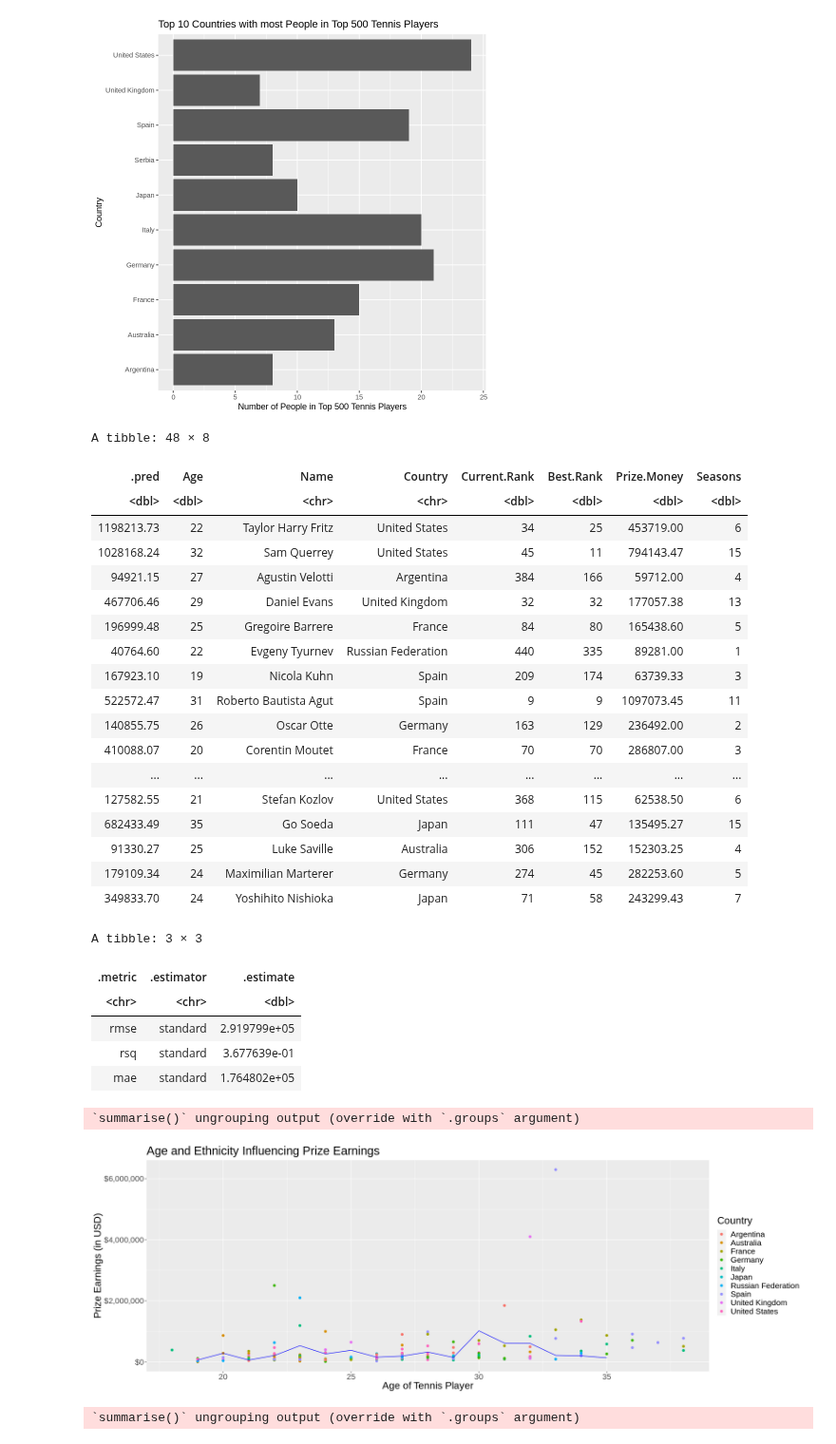
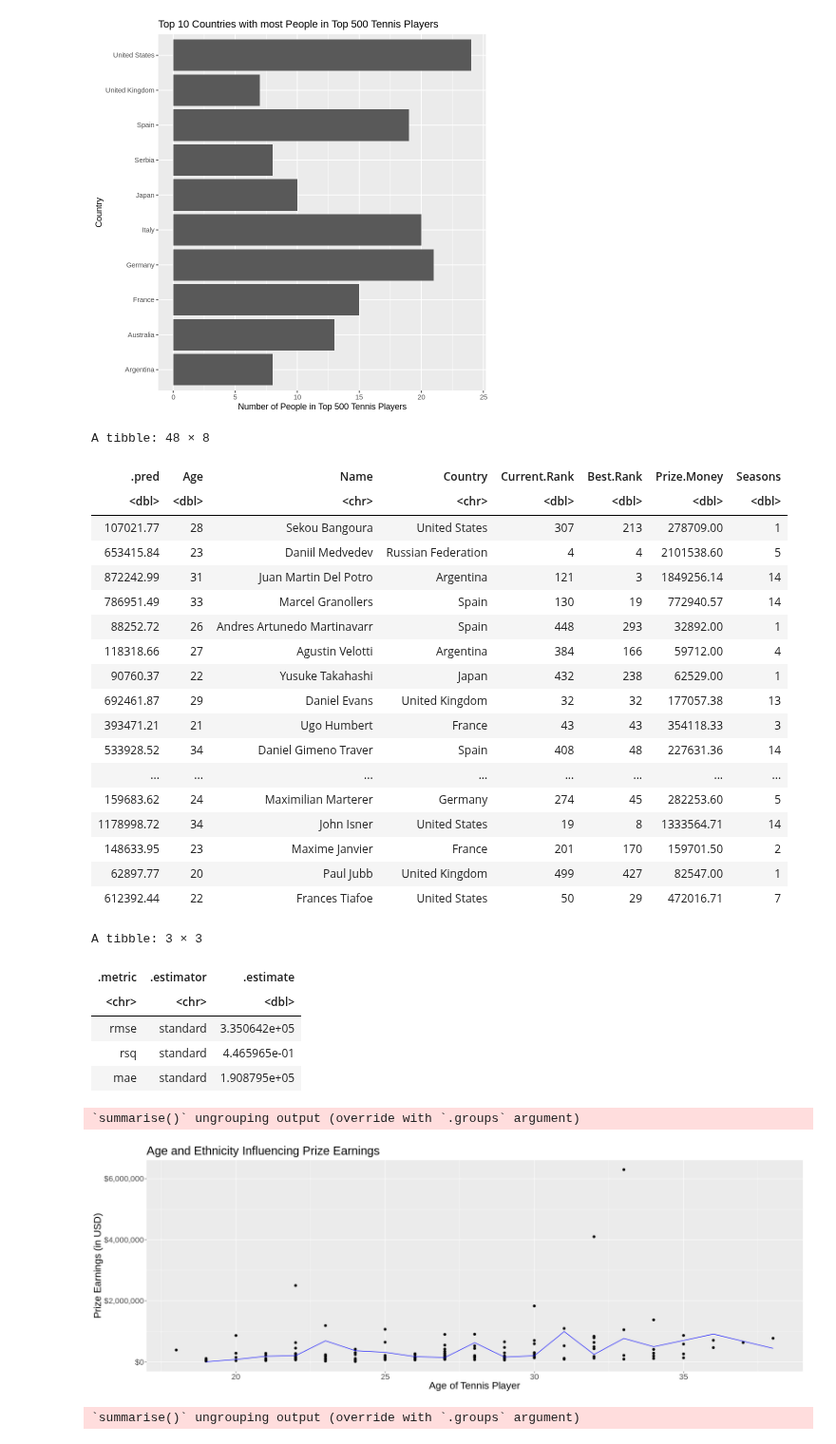
Before and after one commit to cpureza/dsci_group_project, a Jupyter notebook: dsci_project_folder/Fridays_Work.ipynb, the cells around one changed output. Shown at 95% size. Drawn from its saved outputs; the diff is of its cells as text; code cells hidden in the pictures.

```diff
--- a/dsci_project_folder/Fridays_Work.ipynb
+++ b/dsci_project_folder/Fridays_Work.ipynb
@@ -179,7 +179,7 @@ tennis_recipe <- recipe(Prize.Money ~ ., data = top_10_training_data) %>%
       step_center(all_predictors())
 # %%
 # Cross-validation
-tennis_vfold <- vfold_cv(training_data, v = 5, strata = Prize.Money)
+tennis_vfold <- vfold_cv(top_10_training_data, v = 5, strata = Prize.Money)
 
 # Workflow
 tennis_workflow <- workflow() %>%
@@ -222,51 +222,51 @@ RMSPE
 A tibble: 48 × 8
 | .pred | Age | Name | Country | Current.Rank | Best.Rank | Prize.Money | Seasons |
 | <dbl> | <dbl> | <chr> | <chr> | <dbl> | <dbl> | <dbl> | <dbl> |
-| 1198213.73 | 22 | Taylor Harry Fritz | United States | 34 | 25 | 453719.00 | 6 |
-| 1028168.24 | 32 | Sam Querrey | United States | 45 | 11 | 794143.47 | 15 |
-| 94921.15 | 27 | Agustin Velotti | Argentina | 384 | 166 | 59712.00 | 4 |
-| 467706.46 | 29 | Daniel Evans | United Kingdom | 32 | 32 | 177057.38 | 13 |
-| 196999.48 | 25 | Gregoire Barrere | France | 84 | 80 | 165438.60 | 5 |
-| 40764.60 | 22 | Evgeny Tyurnev | Russian Federation | 440 | 335 | 89281.00 | 1 |
-| 167923.10 | 19 | Nicola Kuhn | Spain | 209 | 174 | 63739.33 | 3 |
-| 522572.47 | 31 | Roberto Bautista Agut | Spain | 9 | 9 | 1097073.45 | 11 |
-| 140855.75 | 26 | Oscar Otte | Germany | 163 | 129 | 236492.00 | 2 |
-| 410088.07 | 20 | Corentin Moutet | France | 70 | 70 | 286807.00 | 3 |
+| 107021.77 | 28 | Sekou Bangoura | United States | 307 | 213 | 278709.00 | 1 |
+| 653415.84 | 23 | Daniil Medvedev | Russian Federation | 4 | 4 | 2101538.60 | 5 |
+| 872242.99 | 31 | Juan Martin Del Potro | Argentina | 121 | 3 | 1849256.14 | 14 |
+| 786951.49 | 33 | Marcel Granollers | Spain | 130 | 19 | 772940.57 | 14 |
+| 88252.72 | 26 | Andres Artunedo Martinavarr | Spain | 448 | 293 | 32892.00 | 1 |
+| 118318.66 | 27 | Agustin Velotti | Argentina | 384 | 166 | 59712.00 | 4 |
+| 90760.37 | 22 | Yusuke Takahashi | Japan | 432 | 238 | 62529.00 | 1 |
+| 692461.87 | 29 | Daniel Evans | United Kingdom | 32 | 32 | 177057.38 | 13 |
+| 393471.21 | 21 | Ugo Humbert | France | 43 | 43 | 354118.33 | 3 |
+| 533928.52 | 34 | Daniel Gimeno Traver | Spain | 408 | 48 | 227631.36 | 14 |
 | ... | ... | ... | ... | ... | ... | ... | ... |
-| 127582.55 | 21 | Stefan Kozlov | United States | 368 | 115 | 62538.50 | 6 |
-| 682433.49 | 35 | Go Soeda | Japan | 111 | 47 | 135495.27 | 15 |
-| 91330.27 | 25 | Luke Saville | Australia | 306 | 152 | 152303.25 | 4 |
-| 179109.34 | 24 | Maximilian Marterer | Germany | 274 | 45 | 282253.60 | 5 |
-| 349833.70 | 24 | Yoshihito Nishioka | Japan | 71 | 58 | 243299.43 | 7 |
+| 159683.62 | 24 | Maximilian Marterer | Germany | 274 | 45 | 282253.60 | 5 |
+| 1178998.72 | 34 | John Isner | United States | 19 | 8 | 1333564.71 | 14 |
+| 148633.95 | 23 | Maxime Janvier | France | 201 | 170 | 159701.50 | 2 |
+| 62897.77 | 20 | Paul Jubb | United Kingdom | 499 | 427 | 82547.00 | 1 |
+| 612392.44 | 22 | Frances Tiafoe | United States | 50 | 29 | 472016.71 | 7 |
 A tibble: 3 × 3
 | .metric | .estimator | .estimate |
 | <chr> | <chr> | <dbl> |
-| rmse | standard | 2.919799e+05 |
-| rsq | standard | 3.677639e-01 |
-| mae | standard | 1.764802e+05 |
+| rmse | standard | 3.350642e+05 |
+| rsq | standard | 4.465965e-01 |
+| mae | standard | 1.908795e+05 |
 # %%
 # Graph using train_data for scatter points and predicted_result for prediction line
 options(repr.plot.width = 20, repr.plot.height = 7)
 
 # averaged age
 top_10_mean_age <- predicted_result %>%
     group_by(Age) %>%
     summarize(mean_PrizeMoney = mean(Prize.Money))
 
-tennis_final_plot <- ggplot(top_10_training_data, aes(x = Age, y = Prize.Money, color = Country)) +
+tennis_final_plot <- ggplot(top_10_training_data, aes(x = Age, y = Prize.Money)) +
         geom_point(size = 2) +
         geom_line(data = top_10_mean_age,
                  mapping = aes(x = Age, y = mean_PrizeMoney),
                   color = "blue") +
-        labs(x = "Age of Tennis Player", y = "Prize Earnings (in USD)", color = "Country") +
+        labs(x = "Age of Tennis Player", y = "Prize Earnings (in USD)") +
         scale_y_continuous(labels = dollar_format()) +
         ggtitle("Age and Ethnicity Influencing Prize Earnings") +
         theme(text = element_text(size = 20))
 
 tennis_final_plot
 # %% [output]
 `summarise()` ungrouping output (override with `.groups` argument)
-[figure, old version]
+[figure, new version]
 # %%
 # Graph for Country vs Money
 
```
Also changed, not shown: parts of 1 cell of this notebook.
